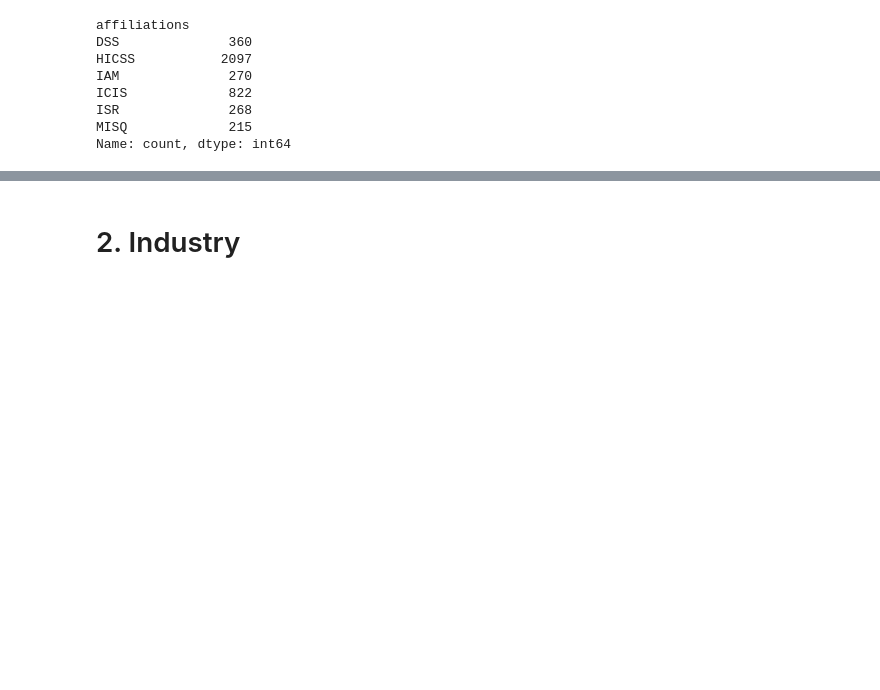
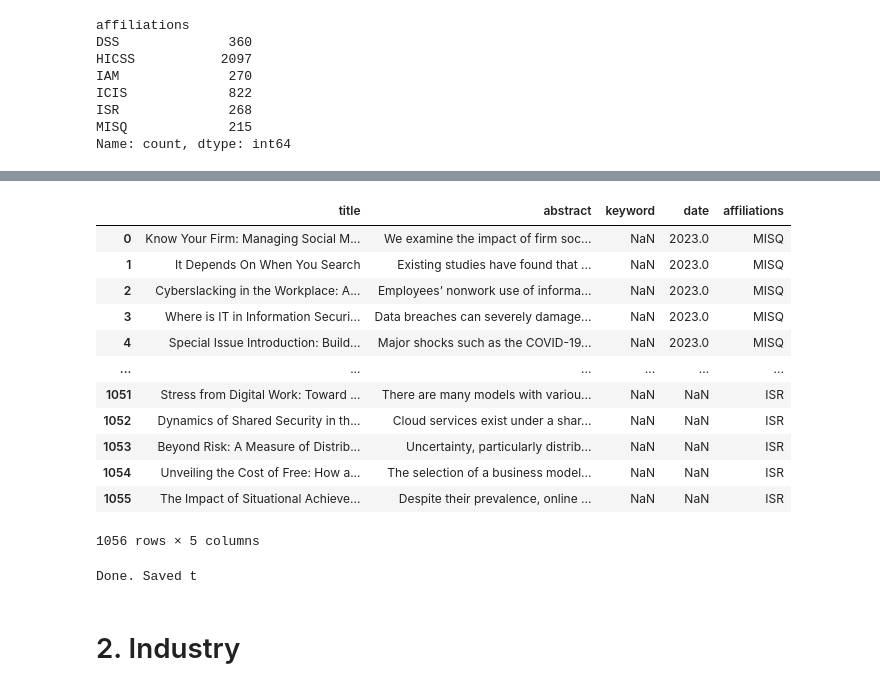
Before and after one commit to choi-ce3l/Journal, a Jupyter notebook: 데이터 병합.ipynb, the cells around one changed output, grey strips where cells are left out. Saved outputs shown, nothing was run; the diff lists cells and outputs as text; code cells hidden in the pictures; blank space fills up the shorter version.

```diff
--- a/데이터 병합.ipynb
+++ b/데이터 병합.ipynb
@@ -220,0 +232,2 @@ Name: count, dtype: int64
+# %%
+merged_df = pd.read_csv('Data/Academia/merged_journals_preprocessed.csv')
@@ -221,3 +249,63 @@ Name: count, dtype: int64
+# %%
+merged_df
+# %% [output]
+|  | title | abstract | keyword | date | affiliations |
+| 0 | Know Your Firm: Managing Social M... | We examine the impact of firm soc... | NaN | 2023.0 | MISQ |
+| 1 | It Depends On When You Search | Existing studies have found that ... | NaN | 2023.0 | MISQ |
+| 2 | Cyberslacking in the Workplace: A... | Employees’ nonwork use of informa... | NaN | 2023.0 | MISQ |
+| 3 | Where is IT in Information Securi... | Data breaches can severely damage... | NaN | 2023.0 | MISQ |
+| 4 | Special Issue Introduction: Build... | Major shocks such as the COVID-19... | NaN | 2023.0 | MISQ |
+| ... | ... | ... | ... | ... | ... |
+| 1051 | Stress from Digital Work: Toward ... | There are many models with variou... | NaN | NaN | ISR |
+| 1052 | Dynamics of Shared Security in th... | Cloud services exist under a shar... | NaN | NaN | ISR |
+| 1053 | Beyond Risk: A Measure of Distrib... | Uncertainty, particularly distrib... | NaN | NaN | ISR |
+| 1054 | Unveiling the Cost of Free: How a... | The selection of a business model... | NaN | NaN | ISR |
+| 1055 | The Impact of Situational Achieve... | Despite their prevalence, online ... | NaN | NaN | ISR |
+1056 rows × 5 columns
+# %%
+import pandas as pd
+import re
+from datetime import datetime
+
+# --- 입력 ---
+merged = pd.read_csv("Data/Academia/merged_journals_preprocessed.csv")
+isr = pd.read_csv("Data/Academia/ISR.csv")
+
+# --- 유틸: 날짜 → 연도 ---
+def to_year(x):
+    if pd.isna(x): return pd.NA
+    s = str(x).strip()
+    m = re.search(r"(19|20)\d{2}", s)
+    if m: return int(m.group())
+    try:
+        return pd.to_datetime(s, errors="raise").year
+    except:
+        return pd.NA
+
+# --- 정규화 키 (title) ---
+def norm(t):
+    return re.sub(r"\s+", " ", str(t)).strip().lower()
+
+merged["_k"] = merged["title"].map(norm)
+isr["_k"] = isr["title"].map(norm)
+
+# --- ISR 측 연도 맵 (+1 해주기) ---
+isr_year_map = (isr.drop_duplicates("_k")[["_k","date"]]
+                  .assign(year=lambda d: d["date"].map(to_year) + 1)  # ✅ +1
+                  .set_index("_k")["year"])
+
+# --- 채우기 ---
+mask = (merged["affiliations"].eq("ISR")) & (merged["date"].isna())
+merged.loc[mask, "date"] = merged.loc[mask, "_k"].map(isr_year_map)
+
+# --- 숫자형 변환 ---
+merged["date"] = pd.to_numeric(merged["date"], errors="coerce").astype("Int64")
+
+# --- 저장 ---
+merged.drop(columns=["_k"]).to_csv("Data/Academia/07_journal.csv", index=False)
+print("Done. Saved t")
+# %% [output]
+Done. Saved t
 # %% [markdown]
 # 2. Industry
 # %% [markdown]
```
Also changed, not shown: parts of 23 cells of this notebook.
